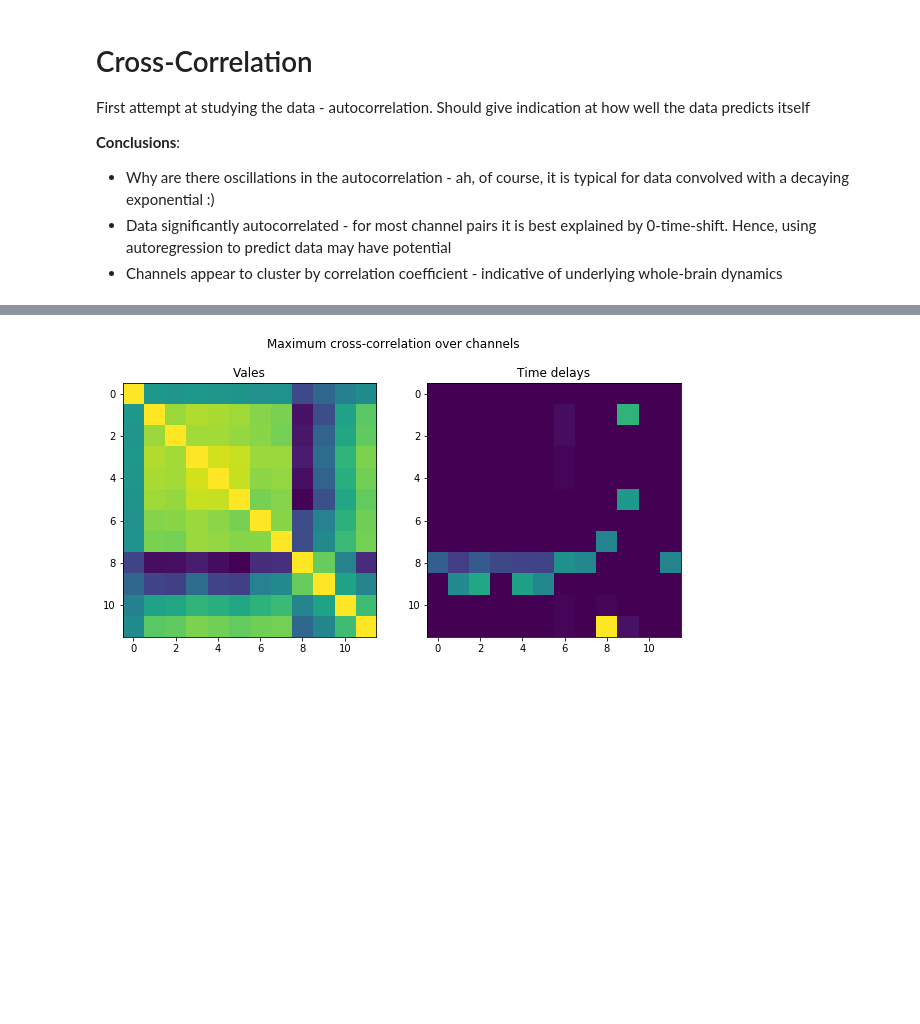
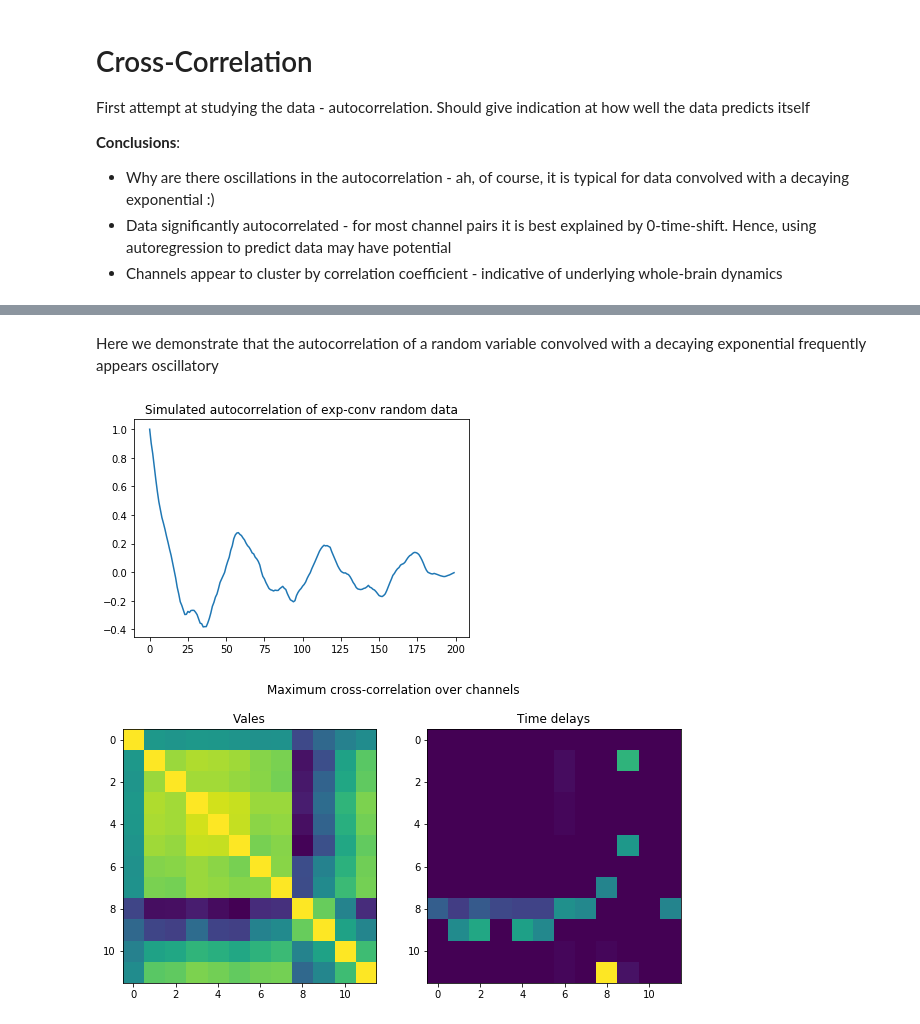
Before and after one commit to aleksejs-fomins/TNU2019-Project, a Jupyter notebook: src/preprocess/correlation_study.ipynb, the cells around one changed output, grey strips where cells are left out. Saved outputs shown, nothing was run; the diff lists cells and outputs as text; code cells hidden in the pictures; blank space fills up the shorter version.

```diff
--- a/src/preprocess/correlation_study.ipynb
+++ b/src/preprocess/correlation_study.ipynb
@@ -78,3 +78,15 @@ plt.show()
+# %% [markdown]
+Here we demonstrate that the autocorrelation of a random variable convolved with a decaying exponential frequently appears oscillatory
+# %%
+xxx = np.random.normal(0, 1, 200)
+yyy = approxDelayConv(xxx, 0.5, 0.05)
+autocorr = crosscorr(yyy, yyy)
+plt.figure()
+plt.title("Simulated autocorrelation of exp-conv random data")
+plt.plot(autocorr)
+plt.show()
+# %% [output]
+[figure, added]
 # %%
 # Compute cross-correlation coefficient all trials
 def crosscorr_multitrial(xx, yy):
```
Also changed, not shown: parts of 2 cells of this notebook, 3 other files.
